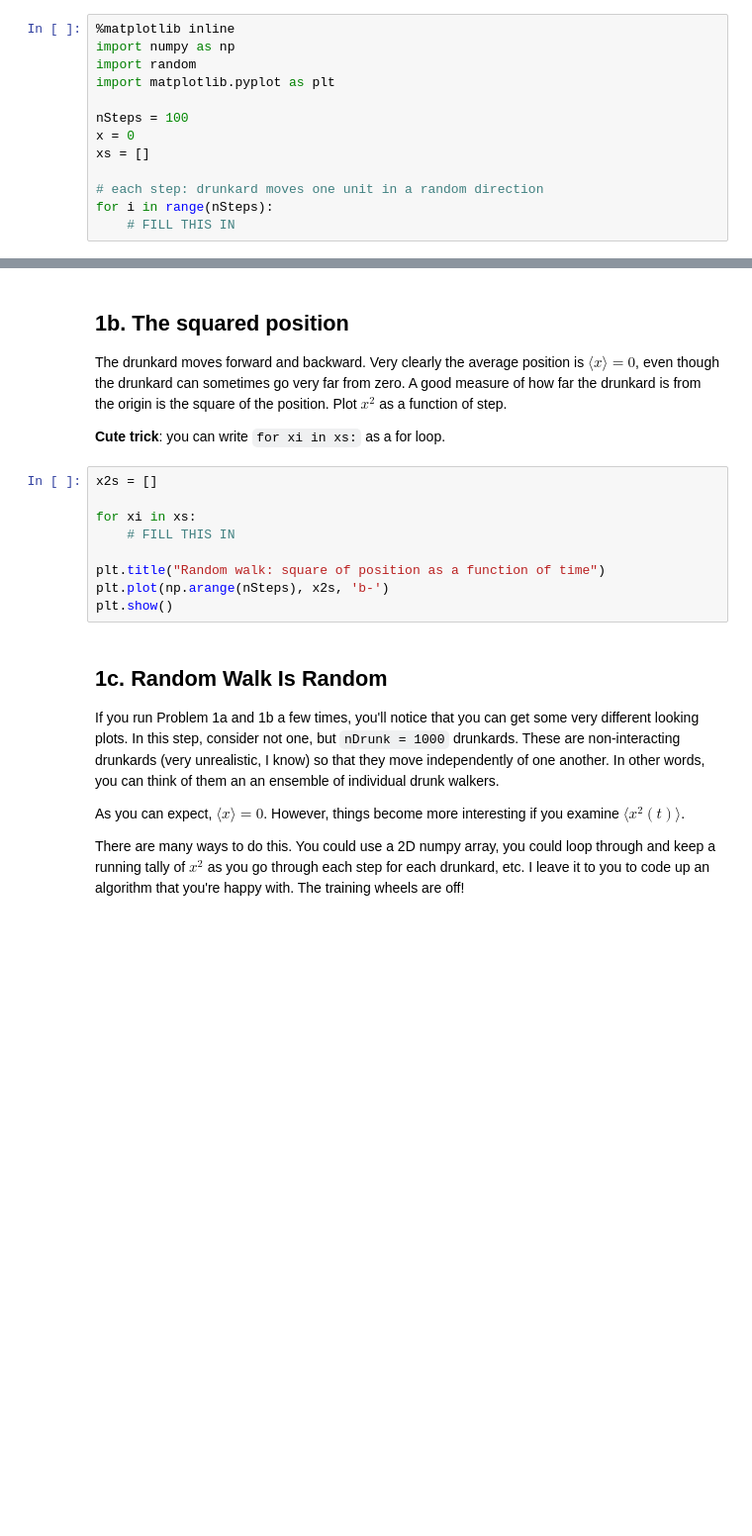
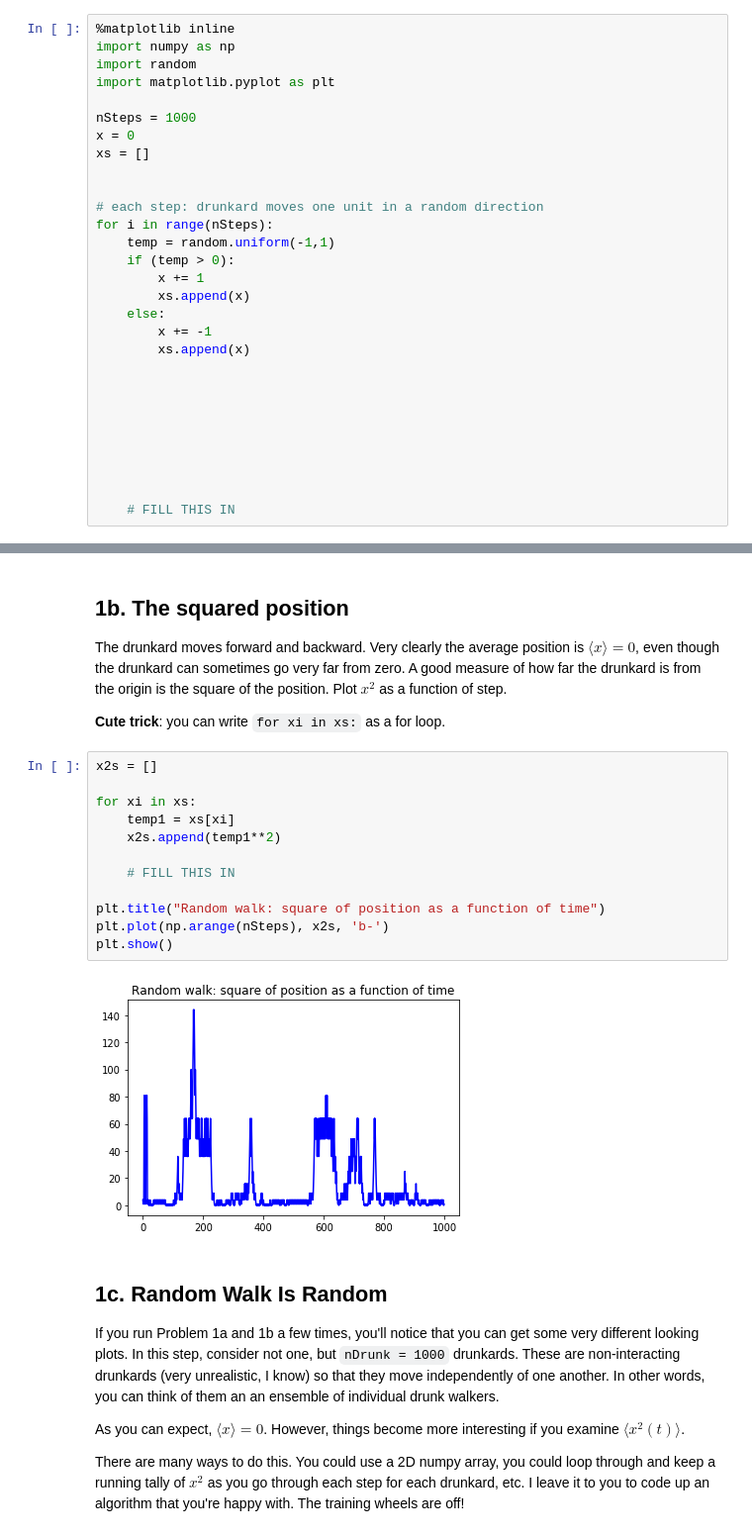
Before and after one commit to Physics177-2018/homework-7a-jamesbg314, a Jupyter notebook: Homework 7a.ipynb, the cells around one changed output, grey strips where cells are left out. Shown at 99% size. Drawn from its saved outputs; the diff is of its cells as text; blank space fills up the shorter version.

```diff
--- a/Homework 7a.ipynb
+++ b/Homework 7a.ipynb
@@ -28,12 +28,28 @@ import numpy as np
 import random
 import matplotlib.pyplot as plt
 
-nSteps = 100
+nSteps = 1000
 x = 0
 xs = []
 
+
 # each step: drunkard moves one unit in a random direction
 for i in range(nSteps):
+    temp = random.uniform(-1,1)
+    if (temp > 0):
+        x += 1
+        xs.append(x)
+    else:
+        x += -1
+        xs.append(x)
+
+
+
+
+
+
+
+
     # FILL THIS IN
 # %%
 plt.title("Random walk: position as a function of time")
@@ -48,12 +66,17 @@ The drunkard moves forward and backward. Very clearly the average position is $\
 # %%
 x2s = []
 
 for xi in xs:
+    temp1 = xs[xi]
+    x2s.append(temp1**2)
+
     # FILL THIS IN
 
 plt.title("Random walk: square of position as a function of time")
 plt.plot(np.arange(nSteps), x2s, 'b-')
 plt.show()
+# %% [output]
+[figure, added]
 # %% [markdown]
 ## 1c. Random Walk Is Random
 
```
Also changed, not shown: parts of 7 cells of this notebook.
